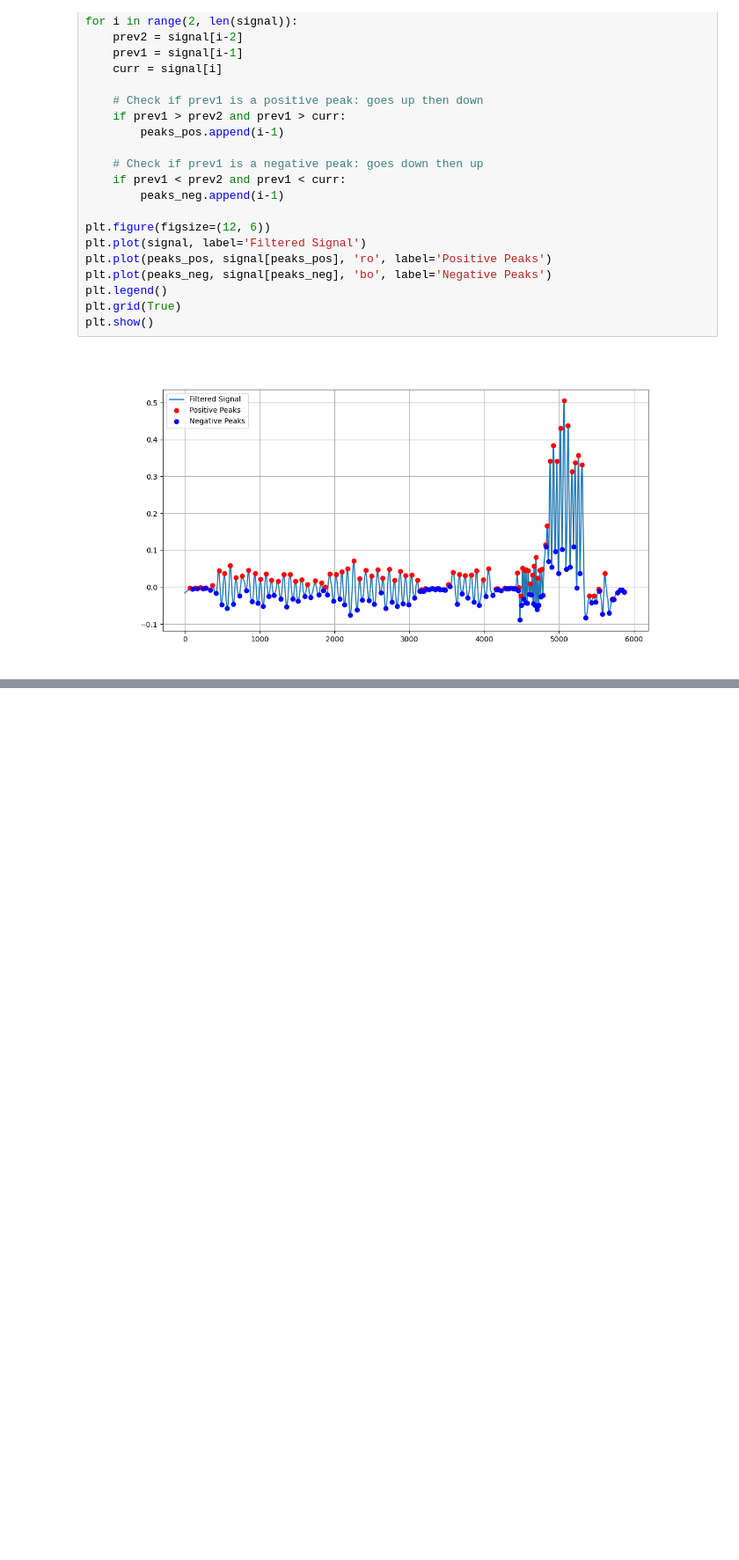
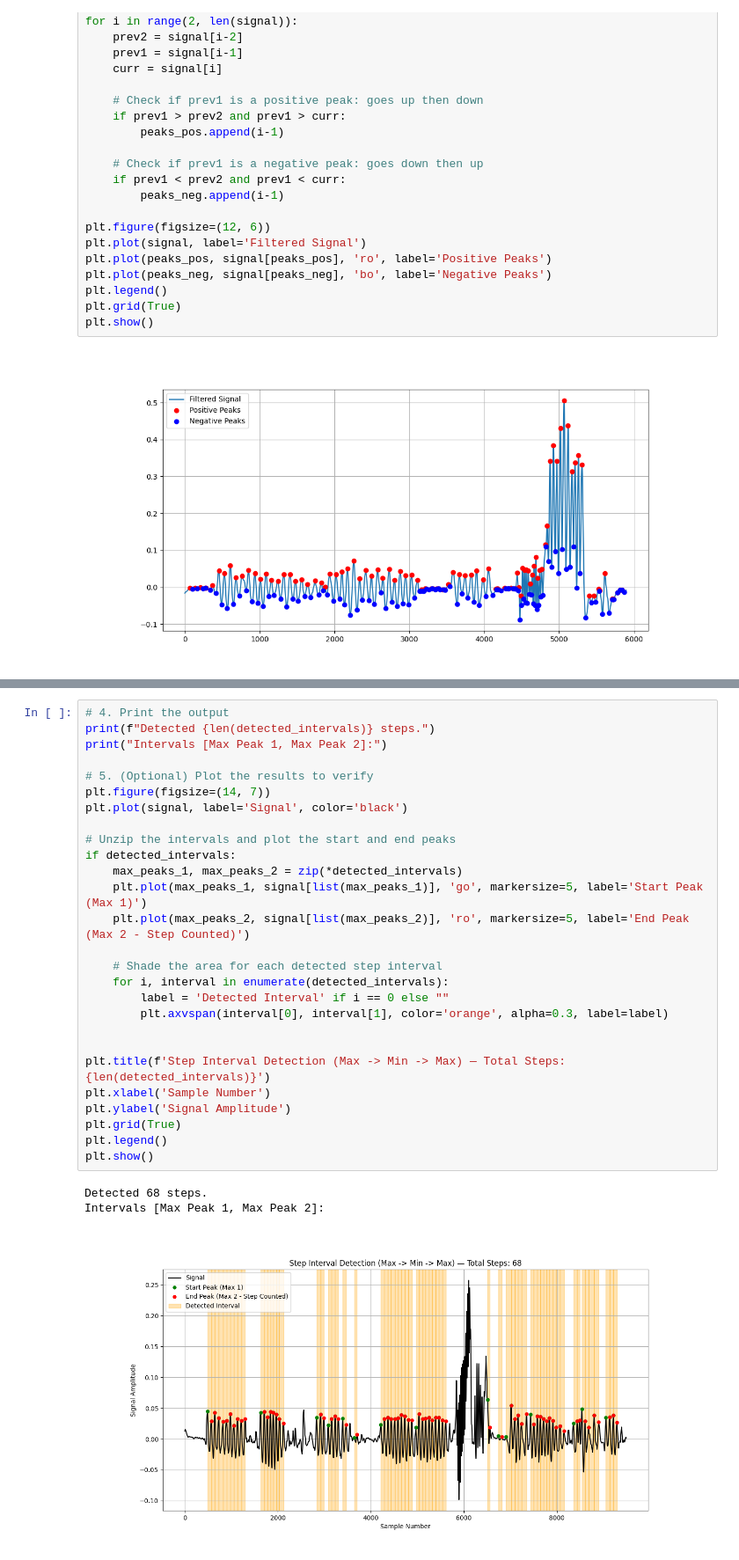
Before and after one commit to farrucho/StepCounter-TSC, a Jupyter notebook: analisar/notebook.ipynb, the cells around one changed output, grey strips where cells are left out. Shown at 88% size. Saved outputs shown, nothing was run; the diff lists cells and outputs as text; blank space fills up the shorter version.

```diff
--- a/analisar/notebook.ipynb
+++ b/analisar/notebook.ipynb
@@ -400,0 +526,31 @@ hm maybe usar big dataset onde training set sao os dados dos picos:
+# %%
+# 4. Print the output
+print(f"Detected {len(detected_intervals)} steps.")
+print("Intervals [Max Peak 1, Max Peak 2]:")
+
+# 5. (Optional) Plot the results to verify
+plt.figure(figsize=(14, 7))
+plt.plot(signal, label='Signal', color='black')
+
+# Unzip the intervals and plot the start and end peaks
+if detected_intervals:
+    max_peaks_1, max_peaks_2 = zip(*detected_intervals)
+    plt.plot(max_peaks_1, signal[list(max_peaks_1)], 'go', markersize=5, label='Start Peak (Max 1)')
+    plt.plot(max_peaks_2, signal[list(max_peaks_2)], 'ro', markersize=5, label='End Peak (Max 2 - Step Counted)')
+
+    # Shade the area for each detected step interval
+    for i, interval in enumerate(detected_intervals):
+        label = 'Detected Interval' if i == 0 else ""
+        plt.axvspan(interval[0], interval[1], color='orange', alpha=0.3, label=label)
+
+
+plt.title(f'Step Interval Detection (Max -> Min -> Max) — Total Steps: {len(detected_intervals)}')
+plt.xlabel('Sample Number')
+plt.ylabel('Signal Amplitude')
+plt.grid(True)
+plt.legend()
+plt.show()
+# %% [output]
+Detected 68 steps.
+Intervals [Max Peak 1, Max Peak 2]:
+[figure, added]
```
Also changed, not shown: parts of 15 cells of this notebook, 5 other files.
